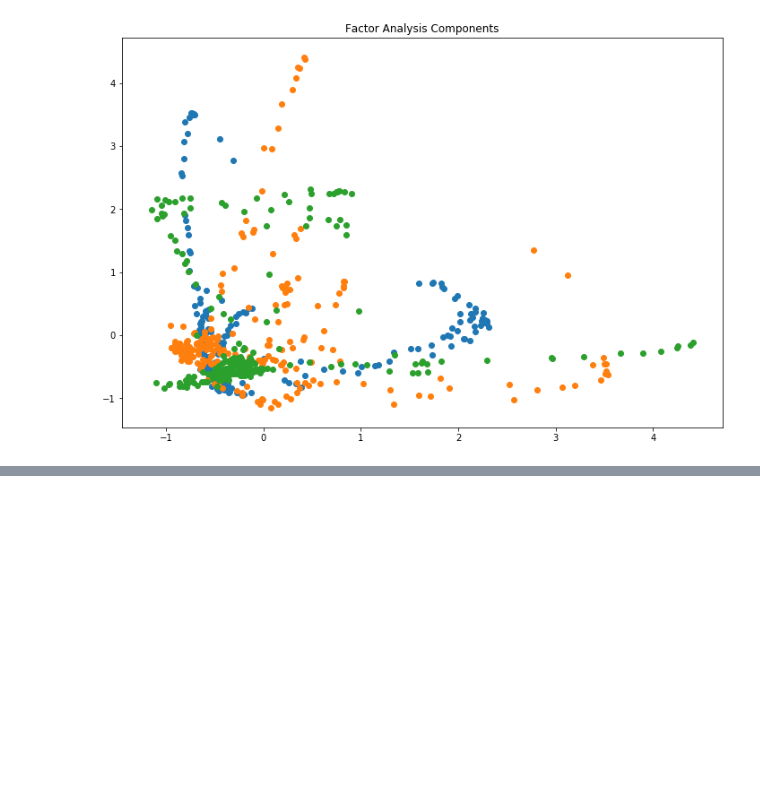
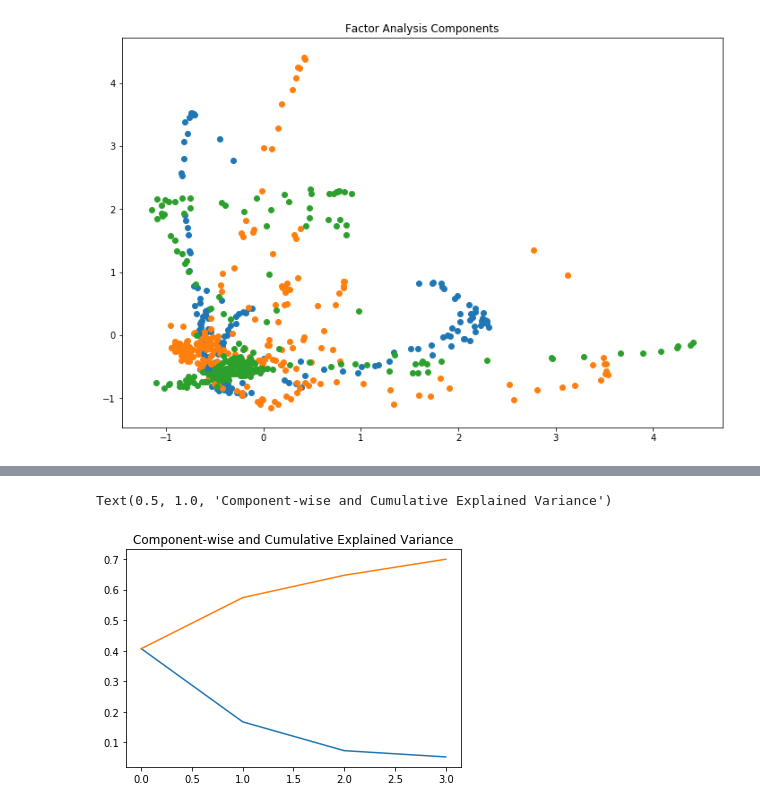
Before and after one commit to PASCA7/Factor-Analysis-Machine-Learning-, a Jupyter notebook: Factor Analysis (Machine Learning).ipynb, the cells around one changed output, grey strips where cells are left out. Cells and saved outputs as stored; diff of their text form; code cells hidden in the pictures; blank space fills up the shorter version.

```diff
--- a/Factor Analysis (Machine Learning).ipynb
+++ b/Factor Analysis (Machine Learning).ipynb
@@ -157,0 +195,11 @@ plt.scatter(FA[:,2],FA[:,0])
+# %%
+from sklearn.decomposition import PCA
+pca = PCA(n_components=4)
+pca_result = pca.fit_transform(df[feat_cols].values)
+# %%
+plt.plot(range(4), pca.explained_variance_ratio_)
+plt.plot(range(4), np.cumsum(pca.explained_variance_ratio_))
+plt.title("Component-wise and Cumulative Explained Variance")
+# %% [output]
+Text(0.5, 1.0, 'Component-wise and Cumulative Explained Variance')
+[figure, added]
```
Also changed, not shown: parts of 7 cells of this notebook.
